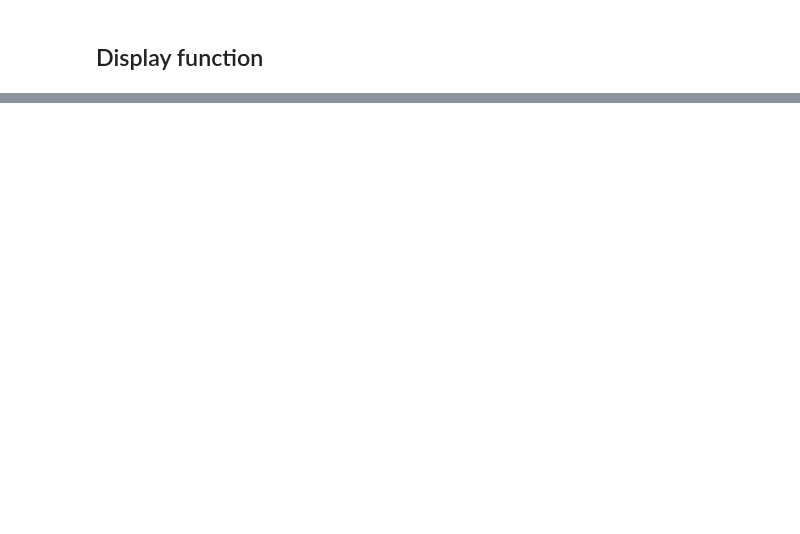
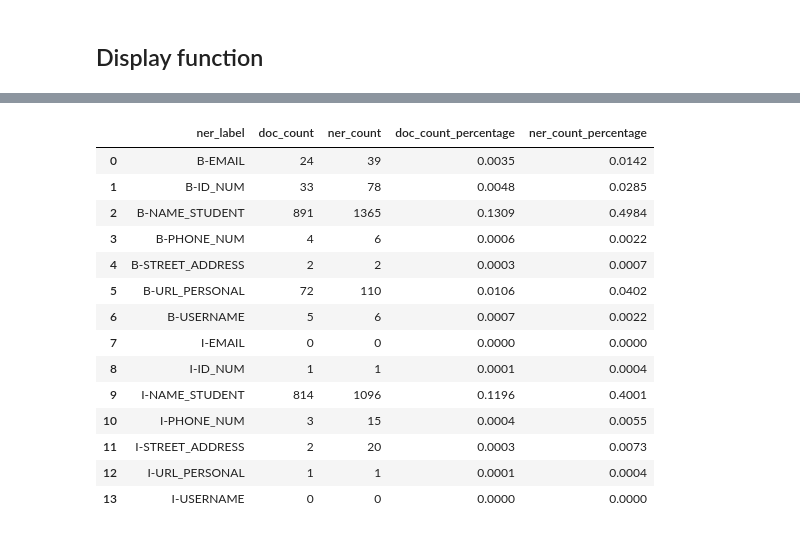
Before and after one commit to philosucker/PII-detection, a Jupyter notebook: pii-eda.ipynb, the cells around one changed output, grey strips where cells are left out. Cells and saved outputs as stored; diff of their text form; code cells hidden in the pictures; blank space fills up the shorter version.

```diff
--- a/pii-eda.ipynb
+++ b/pii-eda.ipynb
@@ -517,0 +923,5 @@ sample_train
+# %%
+import pandas
+
+num_documents = train_EDA.shape[0]
+num_documents
@@ -517,0 +930,8 @@ sample_train
+# %%
+'''
+train_EDA 데이터프레임에서 full_ner_labels에 해당하는 컬럼들을
+하나의 칼럼으로 녹여서 긴 형식의 데이터프레임으로 변환.
+이 과정에서 원래의 컬럼 이름들은 ner_label 컬럼에, 해당 값들은 count 컬럼에 저장
+'''
+ner_labels_data = train_EDA[full_ner_labels].melt(var_name = 'ner_label', value_name = 'count')
+ner_labels_data
@@ -517,0 +952,15 @@ sample_train
+# %%
+'''
+변환된 데이터프레임을 ner_label 기준으로 그룹화하고,
+각 그룹에 대해 두 가지 집계 연산을 수행
+1. 각 ner_label 그룹에 대해 count 컬럼의 값이 0보다 큰 행의 개수를 계산
+이는 실제로 해당 NER 레이블이 한 번 이상 언급된 문서의 수를 의미
+2. 각 ner_label 그룹에 대해 count 컬럼의 값을 모두 합산
+이는 해당 NER 레이블이 전체 데이터셋에서 언급된 총 횟수를 나타냅니다.
+
+'''
+ner_labels_stat = ner_labels_data.groupby('ner_label').agg(
+doc_count = pd.NamedAgg(column = 'count', aggfunc = lambda x: (x>0).sum()),
+ner_count = pd.NamedAgg(column = 'count', aggfunc = "sum"),
+).reset_index()
+ner_labels_stat
@@ -517,0 +983,8 @@ sample_train
+# %%
+'''
+각 NER 레이블이 데이터셋 내의 전체 문서 중 어느정도의 비율로 등장하는지 계산
+이 비율이 높으면 해당 레이블이 데이터셋의 많은 문서에서 등장한다는 것을 의미
+낮으면 적은수의 문서에서만 언급된다는 것을 의미
+'''
+ner_labels_stat['doc_count_percentage'] = np.round(ner_labels_stat['doc_count']/num_documents, 4)
+ner_labels_stat
@@ -517,0 +1007,23 @@ sample_train
+# %%
+'''
+각 NER 레이블이 데이터셋 내에서 모든 NER 레이블이 언급된 총 횟수중 차지하는 비율
+이 비율을 계산함으로써, 전체 데이터셋 내에서 각 NER 레이블 간의 상대적 중요성 또는 빈도를 비교할 수 있습니다.
+'''
+ner_labels_stat['ner_count_percentage'] = np.round(ner_labels_stat['ner_count']/sum(ner_labels_stat['ner_count']),4)
+ner_labels_stat
+# %% [output]
+|  | ner_label | doc_count | ner_count | doc_count_percentage | ner_count_percentage |
+| 0 | B-EMAIL | 24 | 39 | 0.0035 | 0.0142 |
+| 1 | B-ID_NUM | 33 | 78 | 0.0048 | 0.0285 |
+| 2 | B-NAME_STUDENT | 891 | 1365 | 0.1309 | 0.4984 |
+| 3 | B-PHONE_NUM | 4 | 6 | 0.0006 | 0.0022 |
+| 4 | B-STREET_ADDRESS | 2 | 2 | 0.0003 | 0.0007 |
+| 5 | B-URL_PERSONAL | 72 | 110 | 0.0106 | 0.0402 |
+| 6 | B-USERNAME | 5 | 6 | 0.0007 | 0.0022 |
+| 7 | I-EMAIL | 0 | 0 | 0.0000 | 0.0000 |
+| 8 | I-ID_NUM | 1 | 1 | 0.0001 | 0.0004 |
+| 9 | I-NAME_STUDENT | 814 | 1096 | 0.1196 | 0.4001 |
+| 10 | I-PHONE_NUM | 3 | 15 | 0.0004 | 0.0055 |
+| 11 | I-STREET_ADDRESS | 2 | 20 | 0.0003 | 0.0073 |
+| 12 | I-URL_PERSONAL | 1 | 1 | 0.0001 | 0.0004 |
+| 13 | I-USERNAME | 0 | 0 | 0.0000 | 0.0000 |
```
Also changed, not shown: parts of 40 cells of this notebook.
